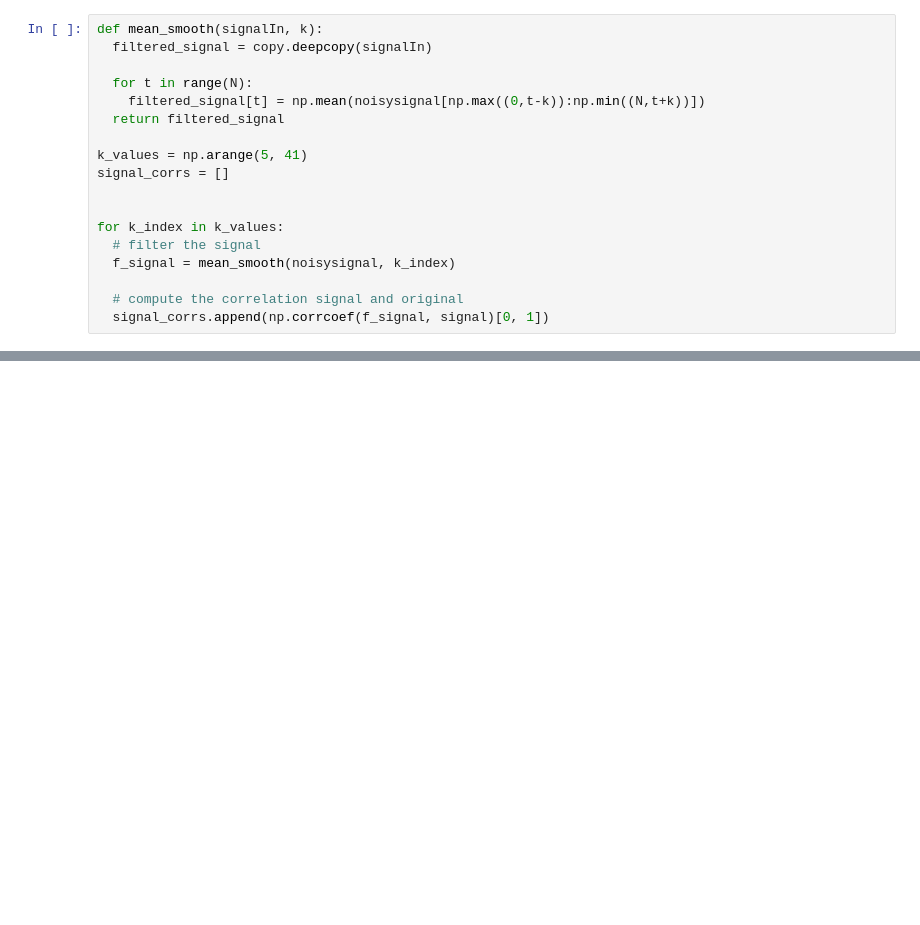
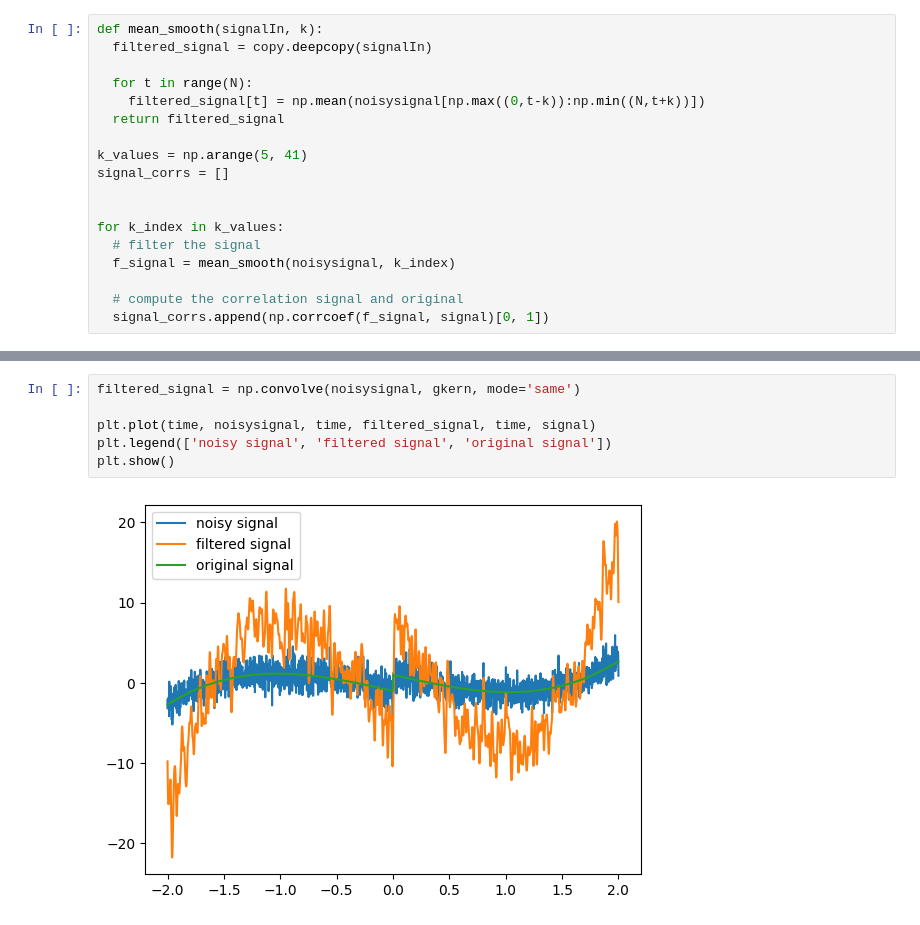
Before and after one commit to Nimira43/Miletus, a Jupyter notebook: Denoising-Signals/Denoising_Signals.ipynb, the cells around one changed output, grey strips where cells are left out. Saved outputs shown, nothing was run; the diff lists cells and outputs as text; blank space fills up the shorter version.

```diff
--- a/Denoising-Signals/Denoising_Signals.ipynb
+++ b/Denoising-Signals/Denoising_Signals.ipynb
@@ -83,0 +114,8 @@ plt.plot(k_values, signal_corrs, 'ks-')
+# %%
+filtered_signal = np.convolve(noisysignal, gkern, mode='same')
+
+plt.plot(time, noisysignal, time, filtered_signal, time, signal)
+plt.legend(['noisy signal', 'filtered signal', 'original signal'])
+plt.show()
+# %% [output]
+[figure, added]
```
Also changed, not shown: parts of 8 cells of this notebook, 1 other file.
